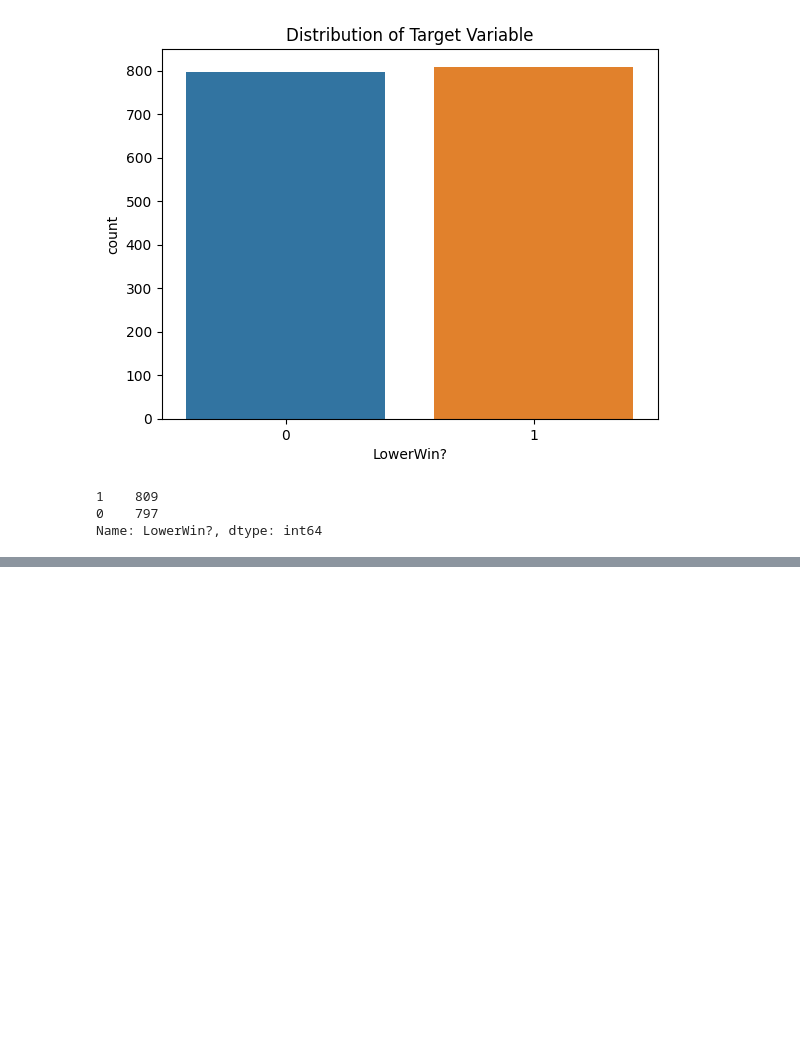
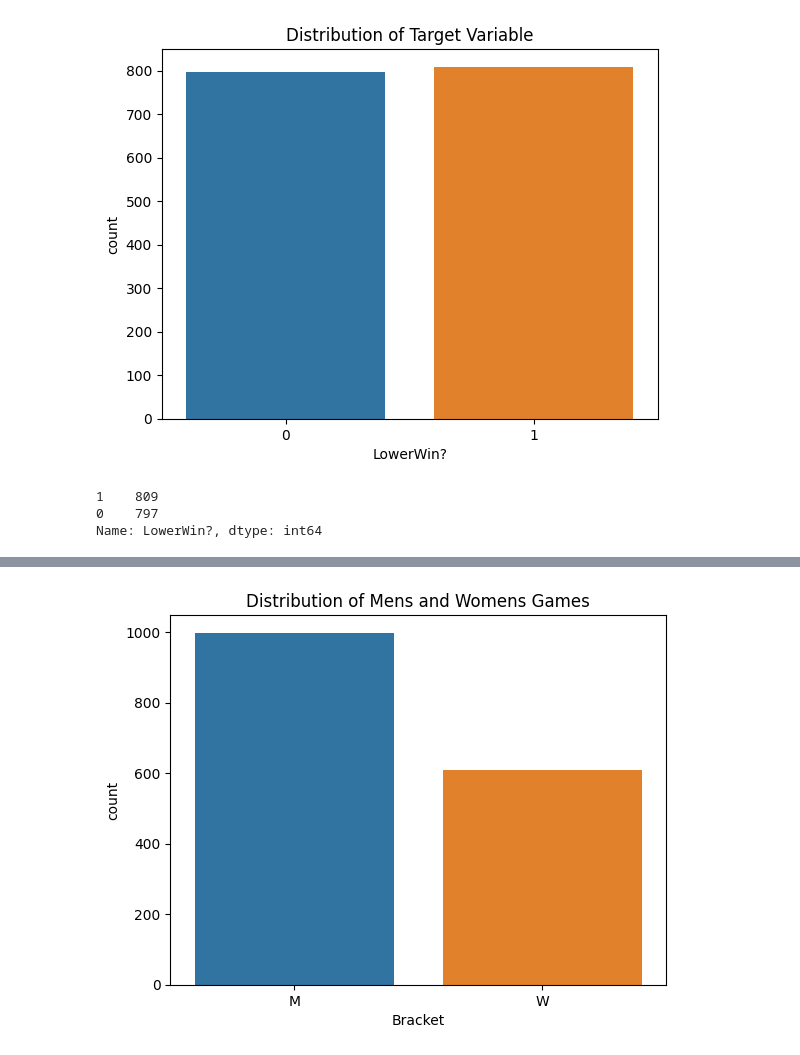
Before and after one commit to JinalShah2002/march-madness-mania, a Jupyter notebook: notebooks/exploring_training_data.ipynb, the cells around one changed output, grey strips where cells are left out. Cells and saved outputs as stored; diff of their text form; code cells hidden in the pictures; blank space fills up the shorter version.

```diff
--- a/notebooks/exploring_training_data.ipynb
+++ b/notebooks/exploring_training_data.ipynb
@@ -84,0 +54,7 @@ Length: 1606, dtype: int64
+# %%
+# Some correlations exist, probably running data through PCA is probably ideal.
+# Adding a feature that identifies whether game is mens or womens since there is a difference in statistics for both leagues.
+# See references for details.
+raw_data['Bracket'] = "M"
+raw_data.loc[raw_data['lower_TeamID'] > 3000,'Bracket'] = 'W'
+raw_data
@@ -84,0 +75,8 @@ Length: 1606, dtype: int64
+# %%
+# Making sure I have an even split of mens and womens games
+sns.countplot(data=raw_data,x='Bracket',orient='v')
+plt.title('Distribution of Mens and Womens Games')
+plt.savefig('/Users/jinalshah/Jinal/Projects/march-madness-mania/visualizations/bracket_games_dist.png')
+plt.show()
+# %% [output]
+[figure, added]
```
Also changed, not shown: parts of 6 cells of this notebook, 5 other files.
